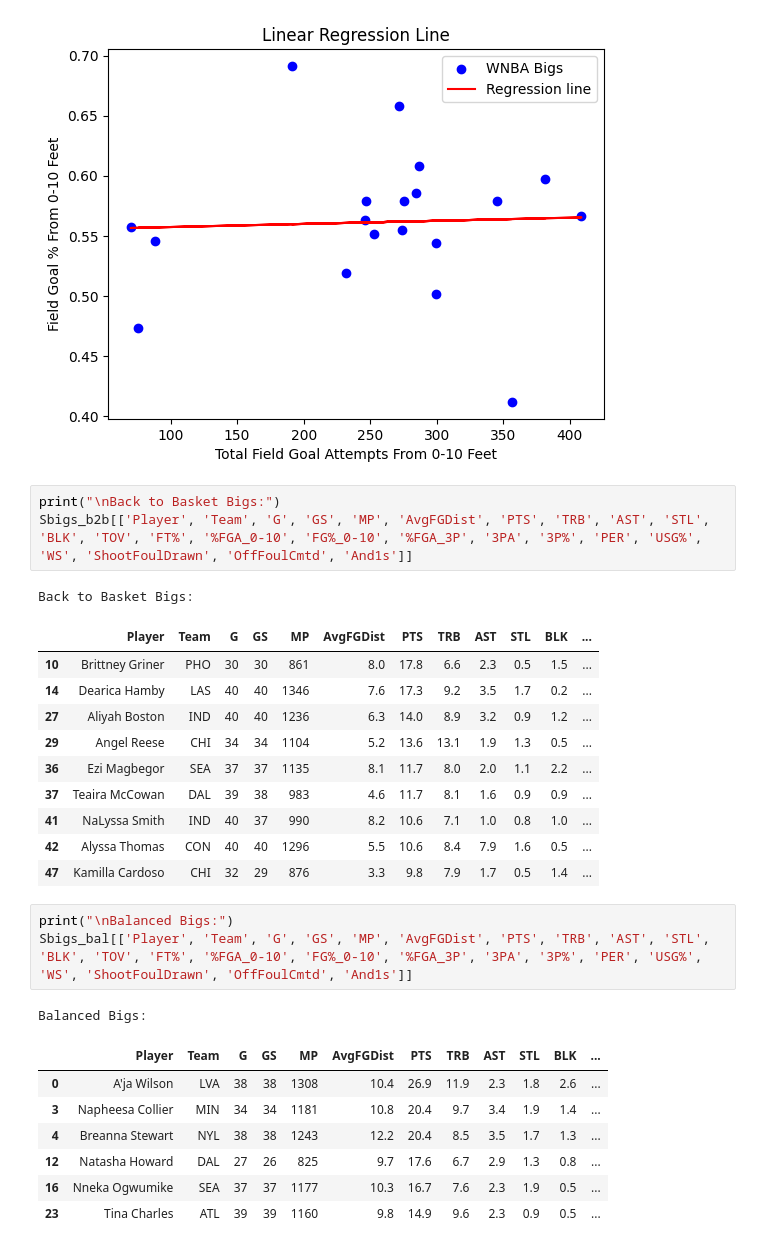
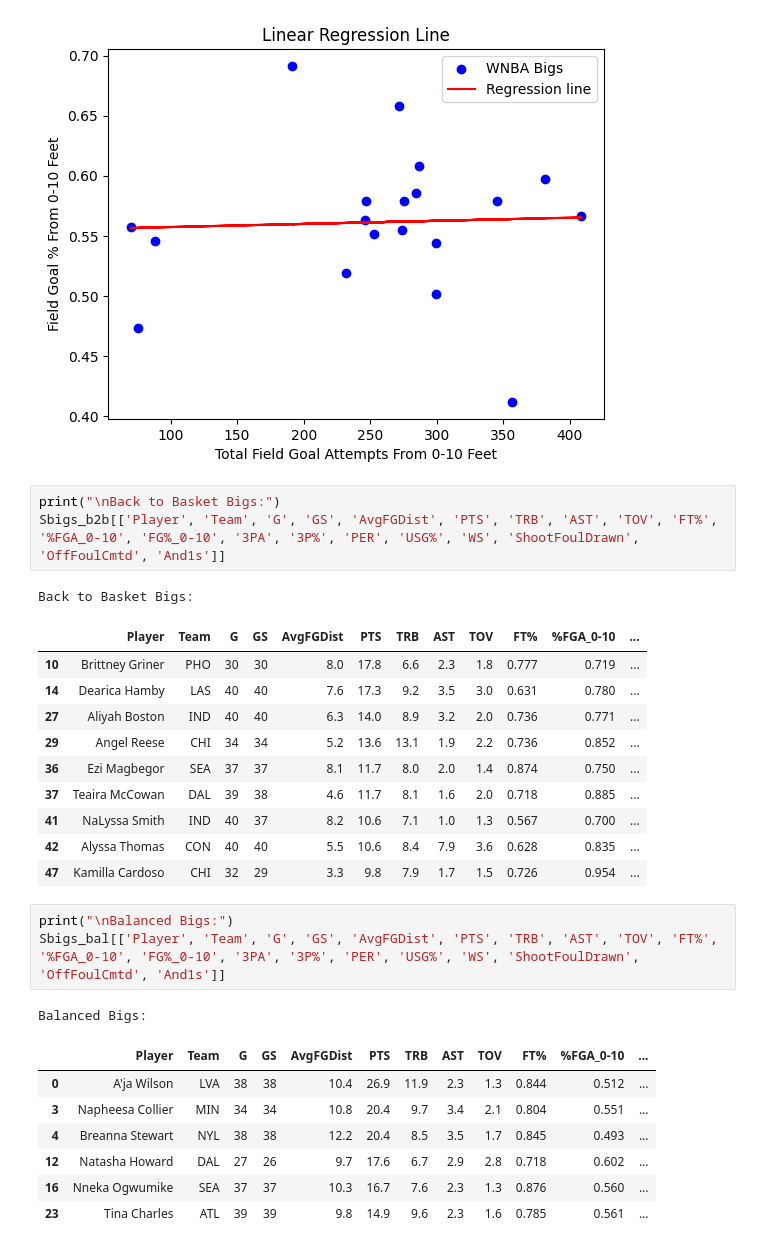
Before and after one commit to vtrackstar/Google-DA-Projects, a Jupyter notebook: 2024-wnba-bigs-linear-regression-and-kmeans.ipynb, the cells around one changed output. Saved outputs shown, nothing was run; the diff lists cells and outputs as text.

```diff
--- a/2024-wnba-bigs-linear-regression-and-kmeans.ipynb
+++ b/2024-wnba-bigs-linear-regression-and-kmeans.ipynb
@@ -225,30 +230,30 @@ plt.show()
 [figure]
 # %%
 print("\nBack to Basket Bigs:")
-Sbigs_b2b[['Player', 'Team', 'G', 'GS', 'MP', 'AvgFGDist', 'PTS', 'TRB', 'AST', 'STL', 'BLK', 'TOV', 'FT%', '%FGA_0-10', 'FG%_0-10', '%FGA_3P', '3PA', '3P%', 'PER', 'USG%', 'WS', 'ShootFoulDrawn', 'OffFoulCmtd', 'And1s']]
+Sbigs_b2b[['Player', 'Team', 'G', 'GS', 'AvgFGDist', 'PTS', 'TRB', 'AST', 'TOV', 'FT%', '%FGA_0-10', 'FG%_0-10', '3PA', '3P%', 'PER', 'USG%', 'WS', 'ShootFoulDrawn', 'OffFoulCmtd', 'And1s']]
 # %% [output]
 Back to Basket Bigs:
-|  | Player | Team | G | GS | MP | AvgFGDist | PTS | TRB | AST | STL | BLK | ... |
-| 10 | Brittney Griner | PHO | 30 | 30 | 861 | 8.0 | 17.8 | 6.6 | 2.3 | 0.5 | 1.5 | ... |
-| 14 | Dearica Hamby | LAS | 40 | 40 | 1346 | 7.6 | 17.3 | 9.2 | 3.5 | 1.7 | 0.2 | ... |
-| 27 | Aliyah Boston | IND | 40 | 40 | 1236 | 6.3 | 14.0 | 8.9 | 3.2 | 0.9 | 1.2 | ... |
-| 29 | Angel Reese | CHI | 34 | 34 | 1104 | 5.2 | 13.6 | 13.1 | 1.9 | 1.3 | 0.5 | ... |
-| 36 | Ezi Magbegor | SEA | 37 | 37 | 1135 | 8.1 | 11.7 | 8.0 | 2.0 | 1.1 | 2.2 | ... |
-| 37 | Teaira McCowan | DAL | 39 | 38 | 983 | 4.6 | 11.7 | 8.1 | 1.6 | 0.9 | 0.9 | ... |
-| 41 | NaLyssa Smith | IND | 40 | 37 | 990 | 8.2 | 10.6 | 7.1 | 1.0 | 0.8 | 1.0 | ... |
-| 42 | Alyssa Thomas | CON | 40 | 40 | 1296 | 5.5 | 10.6 | 8.4 | 7.9 | 1.6 | 0.5 | ... |
-| 47 | Kamilla Cardoso | CHI | 32 | 29 | 876 | 3.3 | 9.8 | 7.9 | 1.7 | 0.5 | 1.4 | ... |
+|  | Player | Team | G | GS | AvgFGDist | PTS | TRB | AST | TOV | FT% | %FGA_0-10 | ... |
+| 10 | Brittney Griner | PHO | 30 | 30 | 8.0 | 17.8 | 6.6 | 2.3 | 1.8 | 0.777 | 0.719 | ... |
+| 14 | Dearica Hamby | LAS | 40 | 40 | 7.6 | 17.3 | 9.2 | 3.5 | 3.0 | 0.631 | 0.780 | ... |
+| 27 | Aliyah Boston | IND | 40 | 40 | 6.3 | 14.0 | 8.9 | 3.2 | 2.0 | 0.736 | 0.771 | ... |
+| 29 | Angel Reese | CHI | 34 | 34 | 5.2 | 13.6 | 13.1 | 1.9 | 2.2 | 0.736 | 0.852 | ... |
+| 36 | Ezi Magbegor | SEA | 37 | 37 | 8.1 | 11.7 | 8.0 | 2.0 | 1.4 | 0.874 | 0.750 | ... |
+| 37 | Teaira McCowan | DAL | 39 | 38 | 4.6 | 11.7 | 8.1 | 1.6 | 2.0 | 0.718 | 0.885 | ... |
+| 41 | NaLyssa Smith | IND | 40 | 37 | 8.2 | 10.6 | 7.1 | 1.0 | 1.3 | 0.567 | 0.700 | ... |
+| 42 | Alyssa Thomas | CON | 40 | 40 | 5.5 | 10.6 | 8.4 | 7.9 | 3.6 | 0.628 | 0.835 | ... |
+| 47 | Kamilla Cardoso | CHI | 32 | 29 | 3.3 | 9.8 | 7.9 | 1.7 | 1.5 | 0.726 | 0.954 | ... |
 # %%
 print("\nBalanced Bigs:")
-Sbigs_bal[['Player', 'Team', 'G', 'GS', 'MP', 'AvgFGDist', 'PTS', 'TRB', 'AST', 'STL', 'BLK', 'TOV', 'FT%', '%FGA_0-10', 'FG%_0-10', '%FGA_3P', '3PA', '3P%', 'PER', 'USG%', 'WS', 'ShootFoulDrawn', 'OffFoulCmtd', 'And1s']]
+Sbigs_bal[['Player', 'Team', 'G', 'GS', 'AvgFGDist', 'PTS', 'TRB', 'AST', 'TOV', 'FT%', '%FGA_0-10', 'FG%_0-10', '3PA', '3P%', 'PER', 'USG%', 'WS', 'ShootFoulDrawn', 'OffFoulCmtd', 'And1s']]
 # %% [output]
 Balanced Bigs:
-|  | Player | Team | G | GS | MP | AvgFGDist | PTS | TRB | AST | STL | BLK | ... |
-| 0 | A'ja Wilson | LVA | 38 | 38 | 1308 | 10.4 | 26.9 | 11.9 | 2.3 | 1.8 | 2.6 | ... |
-| 3 | Napheesa Collier | MIN | 34 | 34 | 1181 | 10.8 | 20.4 | 9.7 | 3.4 | 1.9 | 1.4 | ... |
-| 4 | Breanna Stewart | NYL | 38 | 38 | 1243 | 12.2 | 20.4 | 8.5 | 3.5 | 1.7 | 1.3 | ... |
-| 12 | Natasha Howard | DAL | 27 | 26 | 825 | 9.7 | 17.6 | 6.7 | 2.9 | 1.3 | 0.8 | ... |
-| 16 | Nneka Ogwumike | SEA | 37 | 37 | 1177 | 10.3 | 16.7 | 7.6 | 2.3 | 1.9 | 0.5 | ... |
-| 23 | Tina Charles | ATL | 39 | 39 | 1160 | 9.8 | 14.9 | 9.6 | 2.3 | 0.9 | 0.5 | ... |
+|  | Player | Team | G | GS | AvgFGDist | PTS | TRB | AST | TOV | FT% | %FGA_0-10 | ... |
+| 0 | A'ja Wilson | LVA | 38 | 38 | 10.4 | 26.9 | 11.9 | 2.3 | 1.3 | 0.844 | 0.512 | ... |
+| 3 | Napheesa Collier | MIN | 34 | 34 | 10.8 | 20.4 | 9.7 | 3.4 | 2.1 | 0.804 | 0.551 | ... |
+| 4 | Breanna Stewart | NYL | 38 | 38 | 12.2 | 20.4 | 8.5 | 3.5 | 1.7 | 0.845 | 0.493 | ... |
+| 12 | Natasha Howard | DAL | 27 | 26 | 9.7 | 17.6 | 6.7 | 2.9 | 2.8 | 0.718 | 0.602 | ... |
+| 16 | Nneka Ogwumike | SEA | 37 | 37 | 10.3 | 16.7 | 7.6 | 2.3 | 1.3 | 0.876 | 0.560 | ... |
+| 23 | Tina Charles | ATL | 39 | 39 | 9.8 | 14.9 | 9.6 | 2.3 | 1.6 | 0.785 | 0.561 | ... |
 # %%
 print("\nStretch Bigs:")
```
Also changed, not shown: parts of 3 cells of this notebook.
